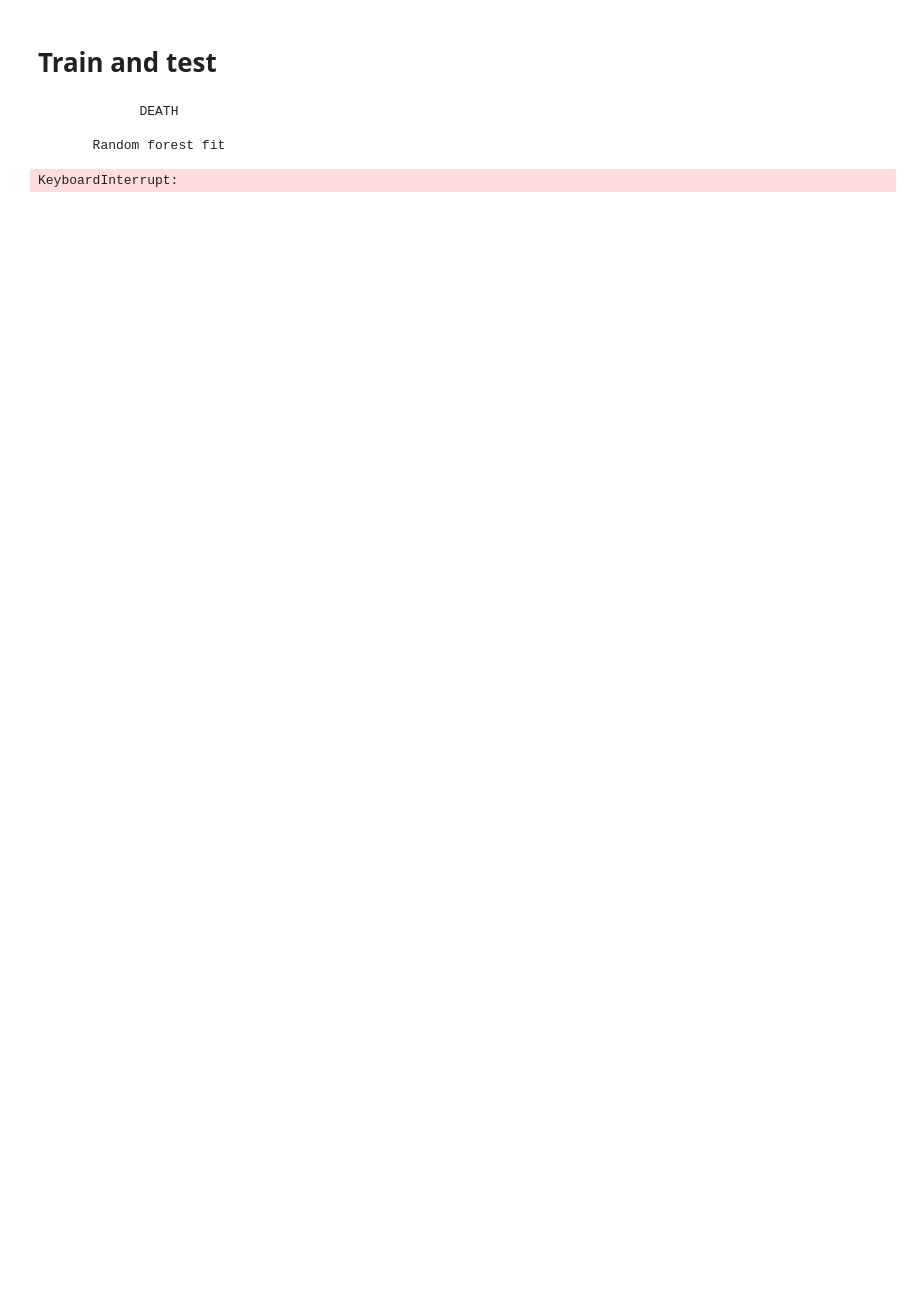
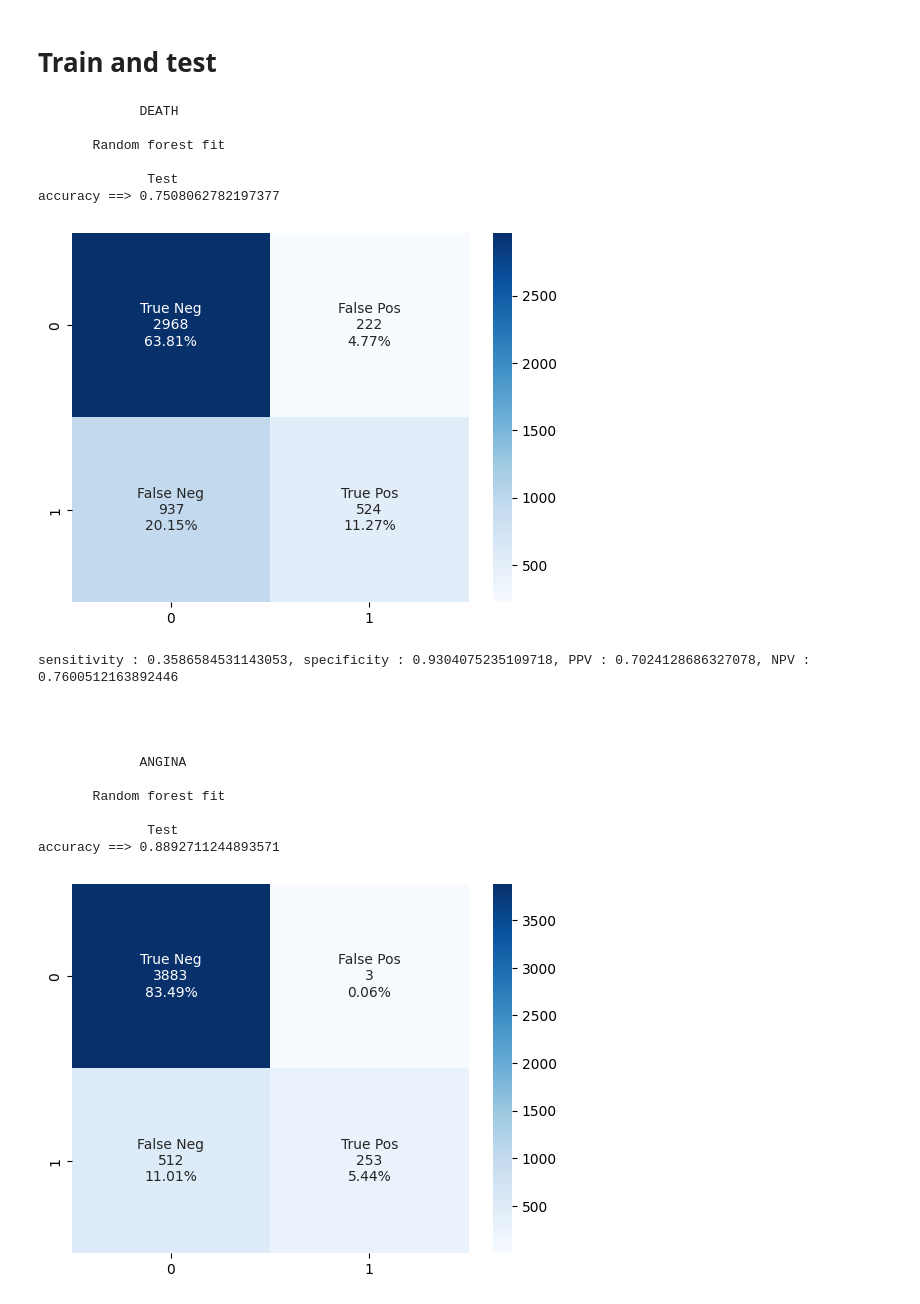
Before and after one commit to Dianevera/heart-prediction, a Jupyter notebook: random_forest.ipynb, the cells around one changed output. Drawn from its saved outputs; the diff is of its cells as text; code cells hidden in the pictures; blank space fills up the shorter version.

Commit message:
13 [ADD][RANDOM_FOREST]
Done:
	- Create a module for random forest model
	- Create a module for fit and prediction
TODO:
	- Apply refactor on decision tree

number issue: #13

```diff
--- a/random_forest.ipynb
+++ b/random_forest.ipynb
@@ -18,29 +8,26 @@ Y = data[:, 29:30]
 # Train and test
 # %%
 DEPTH = 5
+NUM_TREES = 5
-# %%
-total_accuracy = 0
-random_forests = []
-for i, column in enumerate(y_col_names):
-    print("\x1b[6;30;41m\033[1m", column.center(30), "\x1b[0m\033[0m\n")
-    i = i + 23
-    Y = data[:, i:(i+1)]
-
-    X_train, X_test, Y_train, Y_test = train_test_split(X, Y, test_size=.4, random_state=42)
-
-    print("\x1b[6;30;43m", "Random forest fit".center(30), "\x1b[0m")
-    random_forest = RandomForest(max_depth=DEPTH)
-    random_forest.fit(X_train, Y_train, x_col_names)
-    random_forests.append(random_forest)
-
-    print("\n\x1b[6;30;43m", "Test".center(30),"\x1b[0m")
-
-    total_accuracy += prediction_analyse(random_forest, X_test, Y_test)
-    print("\n\n\n")
-print(len(random_forests))
-print("\x1b[6;30;42m", "Mean accuracy of all labels :".center(30), "\x1b[0m", total_accuracy / len(y_col_names))
-# %% [output]
-             DEATH
-
-       Random forest fit
-KeyboardInterrupt:
+# %%
+fit_and_predict(data_path, "Random Forest", NUM_TREES, max_depth=DEPTH)
+# %% [output]
+             DEATH
+
+       Random forest fit
+
+              Test
+accuracy ==> 0.7508062782197377
+[figure, added]
+sensitivity : 0.3586584531143053, specificity : 0.9304075235109718, PPV : 0.7024128686327078, NPV : 0.7600512163892446
+
+
+
+
+             ANGINA
+
+       Random forest fit
+
+              Test
+accuracy ==> 0.8892711244893571
+[figure, added]
```
Also changed, not shown: parts of 3 cells of this notebook, 5 other files.
